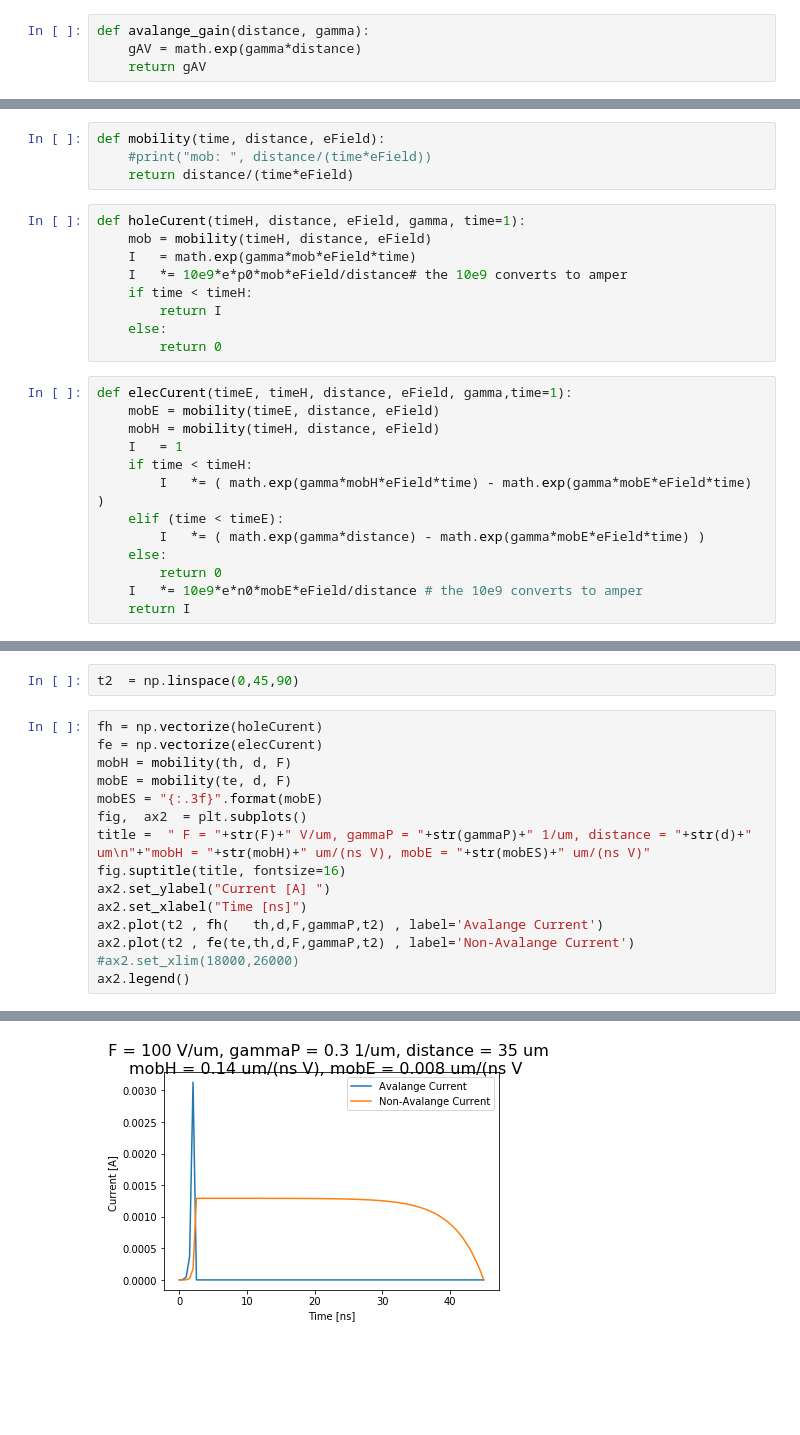
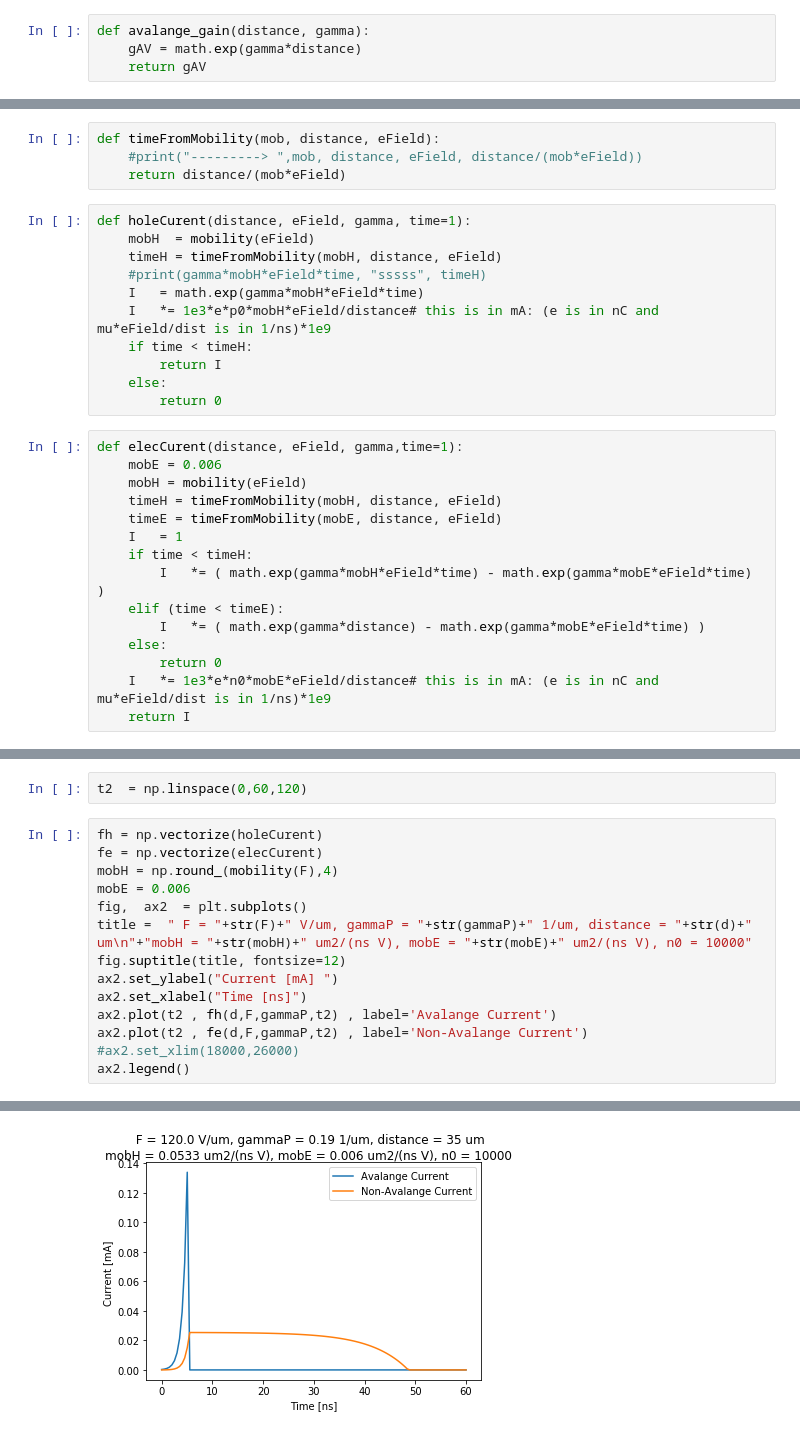
Before and after one commit to ElenaGramellini/ASelenium, a Jupyter notebook: ASelCalc.ipynb, the cells around one changed output, grey strips where cells are left out. Saved outputs shown, nothing was run; the diff lists cells and outputs as text; blank space fills up the shorter version.

```diff
--- a/ASelCalc.ipynb
+++ b/ASelCalc.ipynb
@@ -96,20 +121,24 @@ def ionization_coeff(eField, mode=0,drawME=False):
 # %%
-def mobility(time, distance, eField):
-    #print("mob: ", distance/(time*eField))
-    return distance/(time*eField)
+def timeFromMobility(mob, distance, eField):
+    #print("---------> ",mob, distance, eField, distance/(mob*eField))
+    return distance/(mob*eField)
 # %%
-def holeCurent(timeH, distance, eField, gamma, time=1):
-    mob = mobility(timeH, distance, eField)
-    I   = math.exp(gamma*mob*eField*time)
-    I   *= 10e9*e*p0*mob*eField/distance# the 10e9 converts to amper
+def holeCurent(distance, eField, gamma, time=1):
+    mobH  = mobility(eField)
+    timeH = timeFromMobility(mobH, distance, eField)
+    #print(gamma*mobH*eField*time, "sssss", timeH)
+    I   = math.exp(gamma*mobH*eField*time)
+    I   *= 1e3*e*p0*mobH*eField/distance# this is in mA: (e is in nC and mu*eField/dist is in 1/ns)*1e9
     if time < timeH:
         return I
     else:
         return 0
 # %%
-def elecCurent(timeE, timeH, distance, eField, gamma,time=1):
-    mobE = mobility(timeE, distance, eField)
-    mobH = mobility(timeH, distance, eField)
+def elecCurent(distance, eField, gamma,time=1):
+    mobE = 0.006
+    mobH = mobility(eField)
+    timeH = timeFromMobility(mobH, distance, eField)
+    timeE = timeFromMobility(mobE, distance, eField)
     I   = 1
     if time < timeH:
         I   *= ( math.exp(gamma*mobH*eField*time) - math.exp(gamma*mobE*eField*time) )
@@ -117,5 +146,5 @@ def elecCurent(timeE, timeH, distance, eField, gamma,time=1):
         I   *= ( math.exp(gamma*distance) - math.exp(gamma*mobE*eField*time) )
     else:
         return 0
-    I   *= 10e9*e*n0*mobE*eField/distance # the 10e9 converts to amper
+    I   *= 1e3*e*n0*mobE*eField/distance# this is in mA: (e is in nC and mu*eField/dist is in 1/ns)*1e9
     return I
@@ -140,21 +172,20 @@ ionization_coeff(F,4,True)
 # %%
-t2  = np.linspace(0,45,90)
+t2  = np.linspace(0,60,120)
 # %%
 fh = np.vectorize(holeCurent)
 fe = np.vectorize(elecCurent)
-mobH = mobility(th, d, F)
-mobE = mobility(te, d, F)
-mobES = "{:.3f}".format(mobE)
+mobH = np.round_(mobility(F),4)
+mobE = 0.006
 fig,  ax2  = plt.subplots()
-title =  " F = "+str(F)+" V/um, gammaP = "+str(gammaP)+" 1/um, distance = "+str(d)+" um\n"+"mobH = "+str(mobH)+" um/(ns V), mobE = "+str(mobES)+" um/(ns V)"
-fig.suptitle(title, fontsize=16)
-ax2.set_ylabel("Current [A] ")
+title =  " F = "+str(F)+" V/um, gammaP = "+str(gammaP)+" 1/um, distance = "+str(d)+" um\n"+"mobH = "+str(mobH)+" um2/(ns V), mobE = "+str(mobE)+" um2/(ns V), n0 = 10000"
+fig.suptitle(title, fontsize=12)
+ax2.set_ylabel("Current [mA] ")
 ax2.set_xlabel("Time [ns]")
-ax2.plot(t2 , fh(   th,d,F,gammaP,t2) , label='Avalange Current')
-ax2.plot(t2 , fe(te,th,d,F,gammaP,t2) , label='Non-Avalange Current')
+ax2.plot(t2 , fh(d,F,gammaP,t2) , label='Avalange Current')
+ax2.plot(t2 , fe(d,F,gammaP,t2) , label='Non-Avalange Current')
 #ax2.set_xlim(18000,26000)
 ax2.legend()
 # %% [output]
 <matplotlib.legend.Legend at 0x...>
-[figure, old version]
+[figure, new version]
 # %%
```
Also changed, not shown: parts of 8 cells of this notebook, 1 other file.
